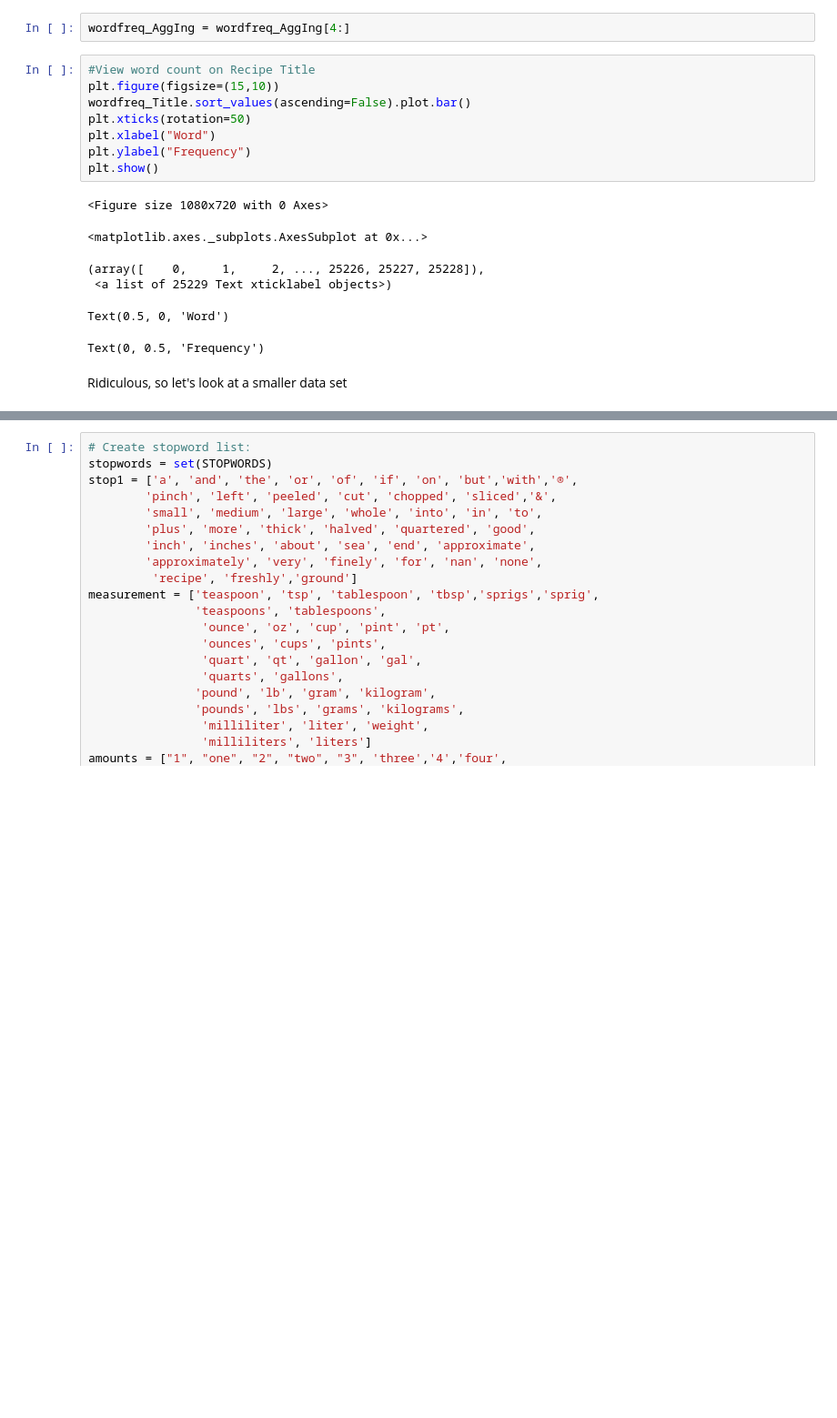
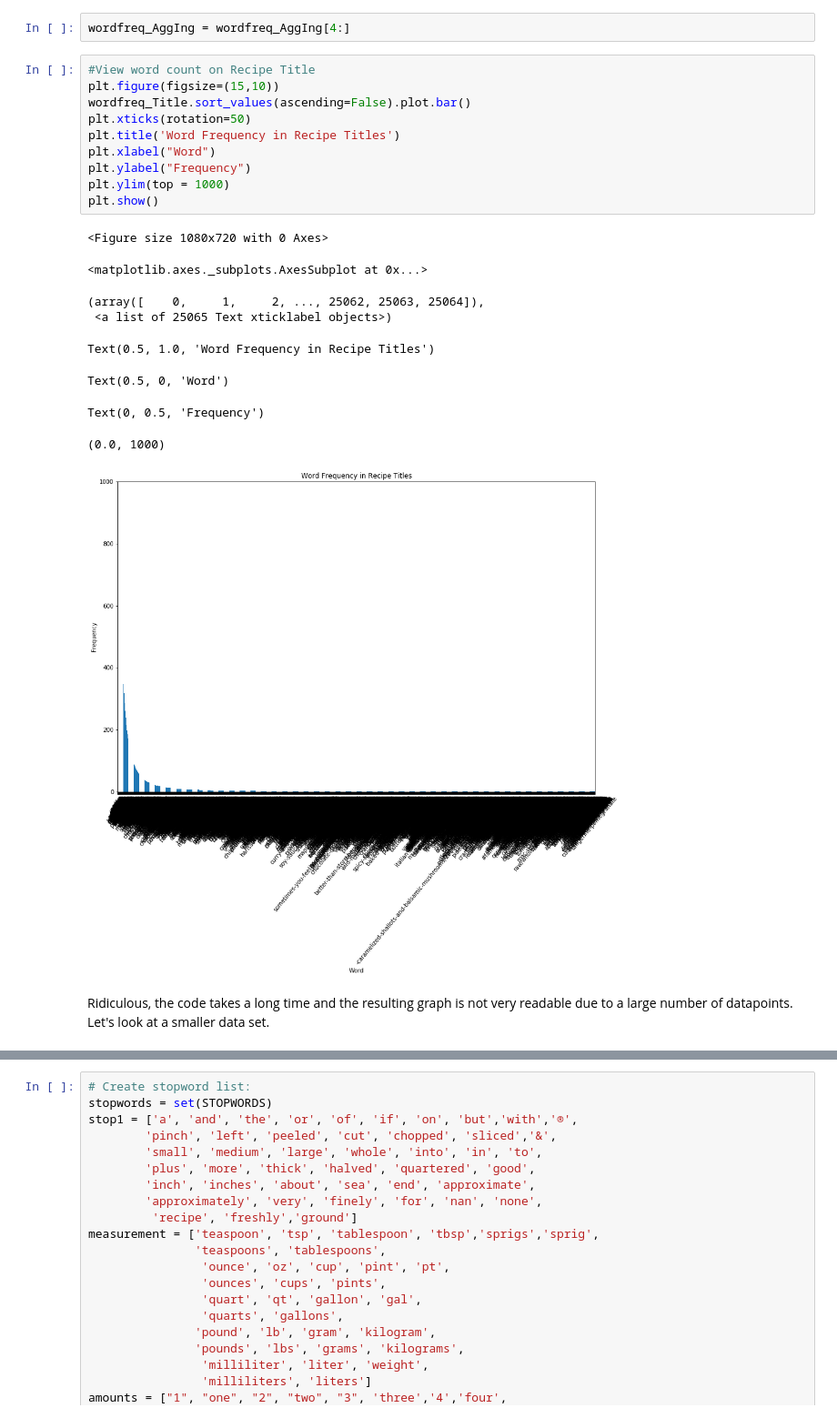
Before and after one commit to nemasobhani/Nutrition-from-Web-Scraped-Recipes, a Jupyter notebook: WordClouds.ipynb, the cells around one changed output, grey strips where cells are left out. Shown at 91% size. Drawn from its saved outputs; the diff is of its cells as text; blank space fills up the shorter version.

```diff
--- a/WordClouds.ipynb
+++ b/WordClouds.ipynb
@@ -184,20 +184,25 @@ wordfreq_AggIng = wordfreq_AggIng[4:]
 # %%
 #View word count on Recipe Title
 plt.figure(figsize=(15,10))
 wordfreq_Title.sort_values(ascending=False).plot.bar()
 plt.xticks(rotation=50)
+plt.title('Word Frequency in Recipe Titles')
 plt.xlabel("Word")
 plt.ylabel("Frequency")
+plt.ylim(top = 1000)
 plt.show()
 # %% [output]
 <Figure size 1080x720 with 0 Axes>
 <matplotlib.axes._subplots.AxesSubplot at 0x...>
-(array([    0,     1,     2, ..., 25226, 25227, 25228]),
- <a list of 25229 Text xticklabel objects>)
+(array([    0,     1,     2, ..., 25062, 25063, 25064]),
+ <a list of 25065 Text xticklabel objects>)
-Text(0.5, 0, 'Word')
+Text(0.5, 1.0, 'Word Frequency in Recipe Titles')
-Text(0, 0.5, 'Frequency')
+Text(0.5, 0, 'Word')
+Text(0, 0.5, 'Frequency')
+(0.0, 1000)
+[figure, added]
-# %% [markdown]
-Ridiculous, so let's look at a smaller data set
+# %% [markdown]
+Ridiculous, the code takes a long time and the resulting graph is not very readable due to a large number of datapoints.  Let's look at a smaller data set.
 # %%
 wordfreq_Title_top = wordfreq_Title.sort_values(ascending=False).head(50)
 wordfreq_Title_top
```
Also changed, not shown: parts of 32 cells of this notebook.
